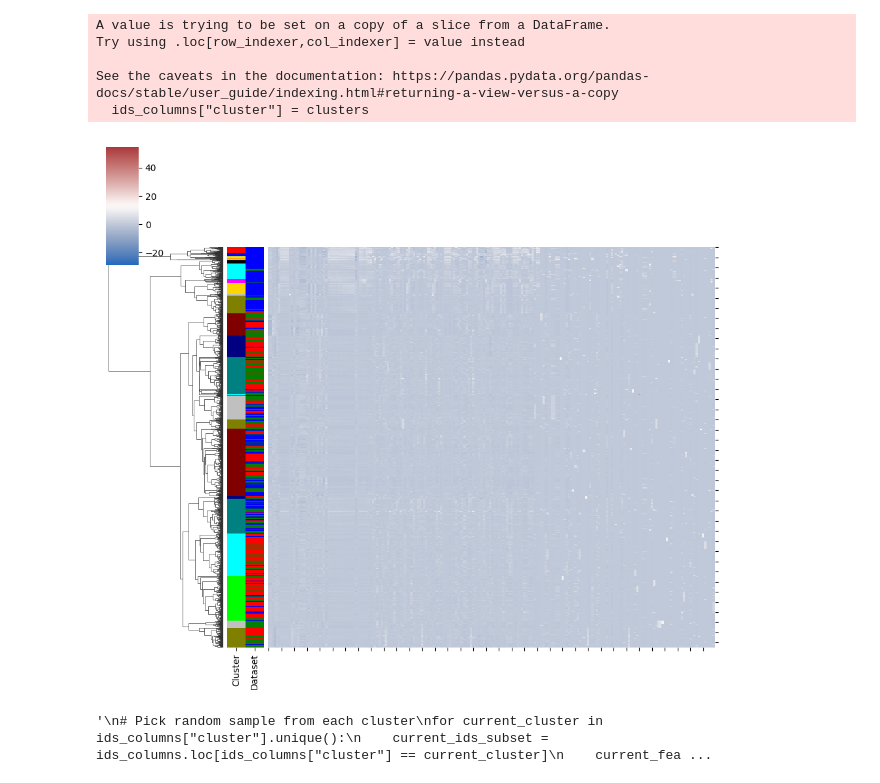
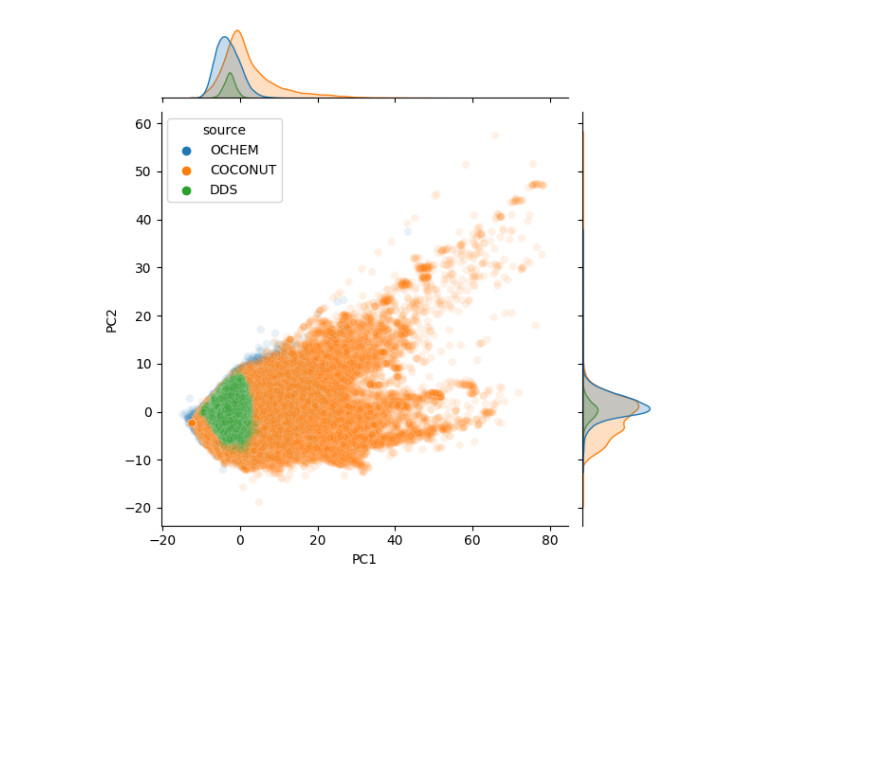
Before and after one commit to enveda/np-clinical-trials, a Jupyter notebook: notebooks/toxicity/ochem_analysis.ipynb, the cells around one changed output. Cells and saved outputs as stored; diff of their text form; code cells hidden in the pictures; blank space fills up the shorter version.

```diff
--- a/notebooks/toxicity/ochem_analysis.ipynb
+++ b/notebooks/toxicity/ochem_analysis.ipynb
@@ -114,9 +128,13 @@ full_fingerprints_df.to_csv(f"{HOME}/data/full_fingerprints_df.csv", index=False
+# %%
+full_fingerprints_df = pd.read_csv(f"{HOME}/data/full_fingerprints_df.parquet")
 # %%
 ids_columns = full_fingerprints_df[["source", "SMILES"]]
 features_df = full_fingerprints_df.drop(columns=["SMILES", "source"])
 # %%
 scaler = StandardScaler()
-scaled_features = scaler.fit_transform(features_df.fillna(0))
+scaled_features = scaler.fit_transform(
+    features_df.replace([np.inf, -np.inf], np.nan).fillna(0)
+)
 scaled_features = pd.DataFrame(
     scaled_features, columns=features_df.columns, index=ids_columns.index
 )
@@ -181,49 +144,21 @@ origin_colors = {"OCHEM": "red", "Coconut": "blue", "Synthetic": "green"}
-# %%
-# kr-collapse
-# Prepare row_colors for clusters
-ids_columns["cluster"] = clusters
-
-row_colors_clusters = ids_columns["cluster"].map(cluster_colors)
-row_colors_origin = ids_columns["source"].map(origin_colors)
-
-# Combine row_colors for both clusters and patients
-row_colors_combined = pd.DataFrame(
-    {
-        "Cluster": row_colors_clusters,
-        "Dataset": row_colors_origin,
-    }
-)
-
-# Create the clustermap
-ax = sns.clustermap(
-    scaled_features,
-    cmap="vlag",
-    col_cluster=False,
-    figsize=(10, 10),
-    row_colors=row_colors_combined,
-    method="ward",
-    metric="euclidean",
-)
-
-ax.ax_heatmap.set_yticklabels([])
-# hide x-axis labels
-plt.setp(ax.ax_heatmap.get_xticklabels(), visible=False)
-
-# Show the plot
-plt.show()
-# %% [output]
-A value is trying to be set on a copy of a slice from a DataFrame.
-Try using .loc[row_indexer,col_indexer] = value instead
-
-See the caveats in the documentation: https://pandas.pydata.org/pandas-docs/stable/user_guide/indexing.html#returning-a-view-versus-a-copy
-  ids_columns["cluster"] = clusters
-[figure, removed]
-# %%
-"""
-# Pick random sample from each cluster
-for current_cluster in ids_columns["cluster"].unique():
-    current_ids_subset = ids_columns.loc[ids_columns["cluster"] == current_cluster]
-    current_features_subset = features_df.loc[current_ids_subset.index]
-"""
-# %% [output]
-'\n# Pick random sample from each cluster\nfor current_cluster in ids_columns["cluster"].unique():\n    current_ids_subset = ids_columns.loc[ids_columns["cluster"] == current_cluster]\n    current_fea ...
+# %%
+usable_df = pd.DataFrame(PCA_features, columns=["PC1", "PC2"]).reset_index(drop=True)
+usable_df["source"] = ids_columns["source"].reset_index(drop=True)
+# %%
+# Create a jointplot with Seaborn
+sns.jointplot(
+    data=usable_df,
+    x="PC1",
+    y="PC2",
+    hue="source",
+    alpha=0.1,
+)
+plt.xlabel("PC1")
+plt.ylabel("PC2")
+
+
+# Optionally, you can save the plot to a file
+plt.savefig("PCA_plot.png", format="png", dpi=600)
+plt.show()
+# %% [output]
+[figure, added]
```
Also changed, not shown: parts of 12 cells of this notebook.
